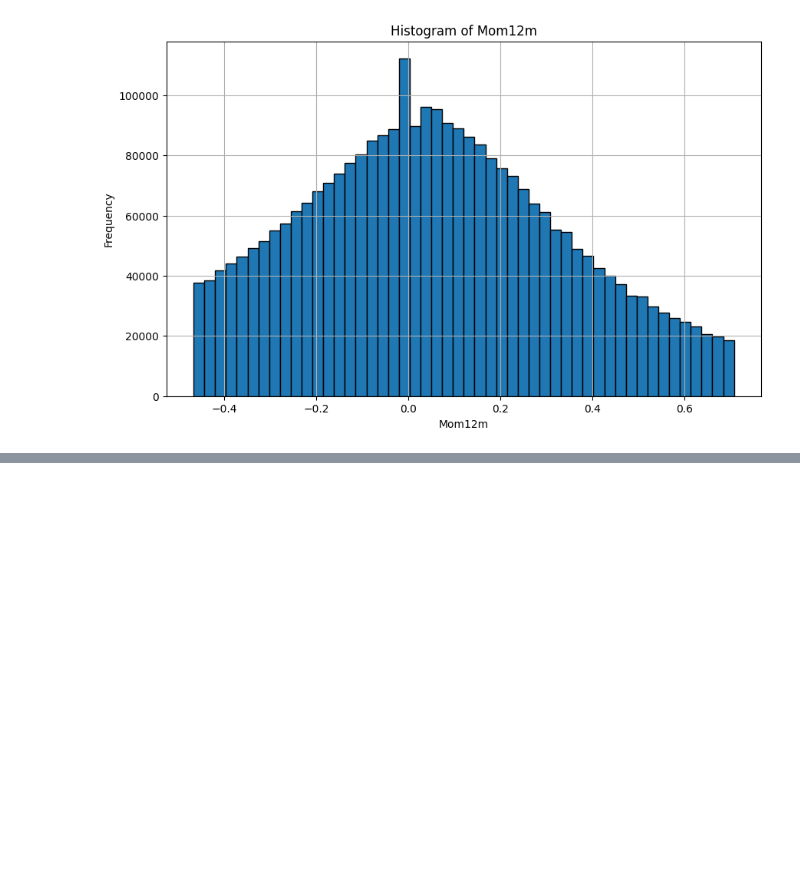
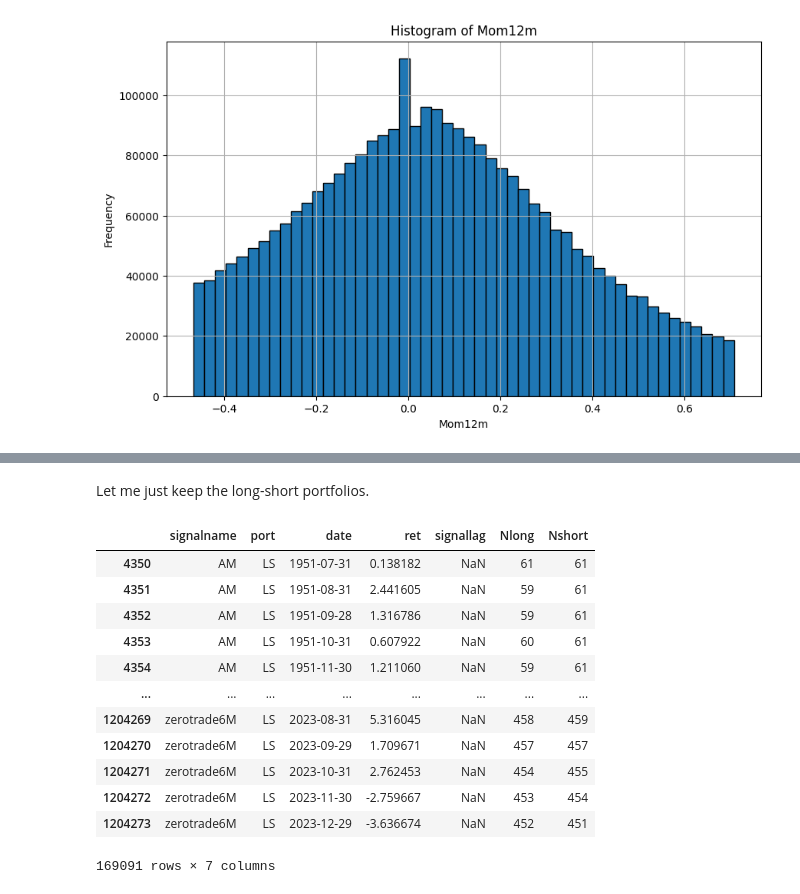
Before and after one commit to aaiken1/fin-data-analysis-python, a Jupyter notebook: code/project.ipynb, the cells around one changed output, grey strips where cells are left out. Saved outputs shown, nothing was run; the diff lists cells and outputs as text; code cells hidden in the pictures; blank space fills up the shorter version.

```diff
--- a/code/project.ipynb
+++ b/code/project.ipynb
@@ -216,0 +256,22 @@ This is an example of the kind of data issues that are going to crop up. Keep yo
+# %% [markdown]
+Let me just keep the long-short portfolios.
+# %%
+# Filter the dataframe to keep only rows where port equals 'LS'
+ls_only = ex_nyse_p20_me[ex_nyse_p20_me['port'] == 'LS']
+
+# Display the filtered dataframe
+ls_only
+# %% [output]
+|  | signalname | port | date | ret | signallag | Nlong | Nshort |
+| 4350 | AM | LS | 1951-07-31 | 0.138182 | NaN | 61 | 61 |
+| 4351 | AM | LS | 1951-08-31 | 2.441605 | NaN | 59 | 61 |
+| 4352 | AM | LS | 1951-09-28 | 1.316786 | NaN | 59 | 61 |
+| 4353 | AM | LS | 1951-10-31 | 0.607922 | NaN | 60 | 61 |
+| 4354 | AM | LS | 1951-11-30 | 1.211060 | NaN | 59 | 61 |
+| ... | ... | ... | ... | ... | ... | ... | ... |
+| 1204269 | zerotrade6M | LS | 2023-08-31 | 5.316045 | NaN | 458 | 459 |
+| 1204270 | zerotrade6M | LS | 2023-09-29 | 1.709671 | NaN | 457 | 457 |
+| 1204271 | zerotrade6M | LS | 2023-10-31 | 2.762453 | NaN | 454 | 455 |
+| 1204272 | zerotrade6M | LS | 2023-11-30 | -2.759667 | NaN | 453 | 454 |
+| 1204273 | zerotrade6M | LS | 2023-12-29 | -3.636674 | NaN | 452 | 451 |
+169091 rows × 7 columns
```
Also changed, not shown: parts of 10 cells of this notebook.
